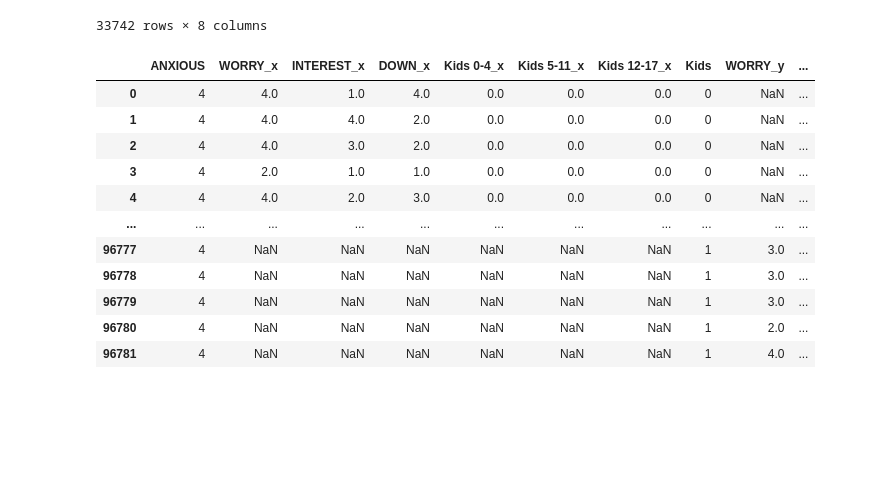
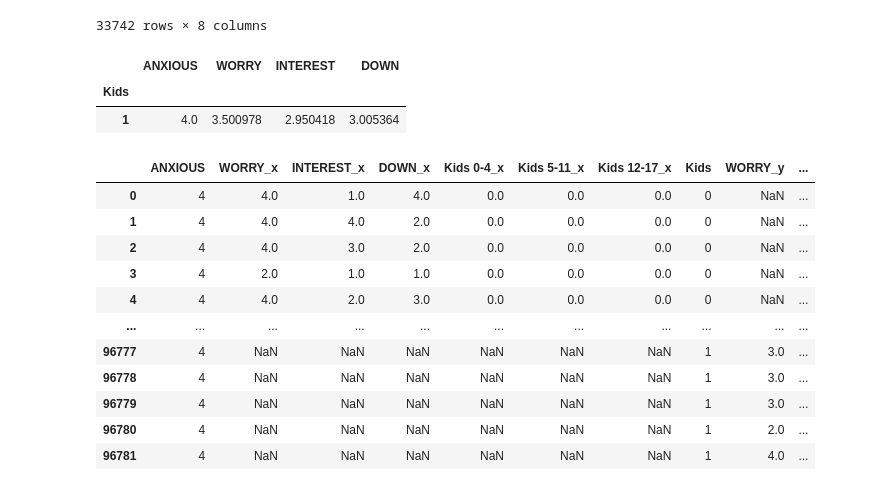
Before and after one commit to ginaleonardi/project_1, a Jupyter notebook: census_kids.ipynb, the cells around one changed output. Saved outputs shown, nothing was run; the diff lists cells and outputs as text; code cells hidden in the pictures; blank space fills up the shorter version.

```diff
--- a/census_kids.ipynb
+++ b/census_kids.ipynb
@@ -240,4 +262,16 @@ with_kids4
 | 821623 | 4 | 2 | 3 | 2 | 0 | 1 | 1 | 1 |
 | 821708 | 4 | 4 | 4 | 2 | 0 | 1 | 1 | 1 |
 33742 rows × 8 columns
+# %%
+#group by new kids column
+kids_yes = with_kids4.groupby('Kids')
+# %%
+#create new dataframe to verify highest reported feeling
+average_withkids = kids_yes[["ANXIOUS", "WORRY", "INTEREST", "DOWN"]].mean()
+
+average_withkids
+# %% [output]
+|  | ANXIOUS | WORRY | INTEREST | DOWN |
+| Kids |  |  |  |  |
+| 1 | 4.0 | 3.500978 | 2.950418 | 3.005364 |
 # %%
```
Also changed, not shown: parts of 6 cells of this notebook, 4 other files.
